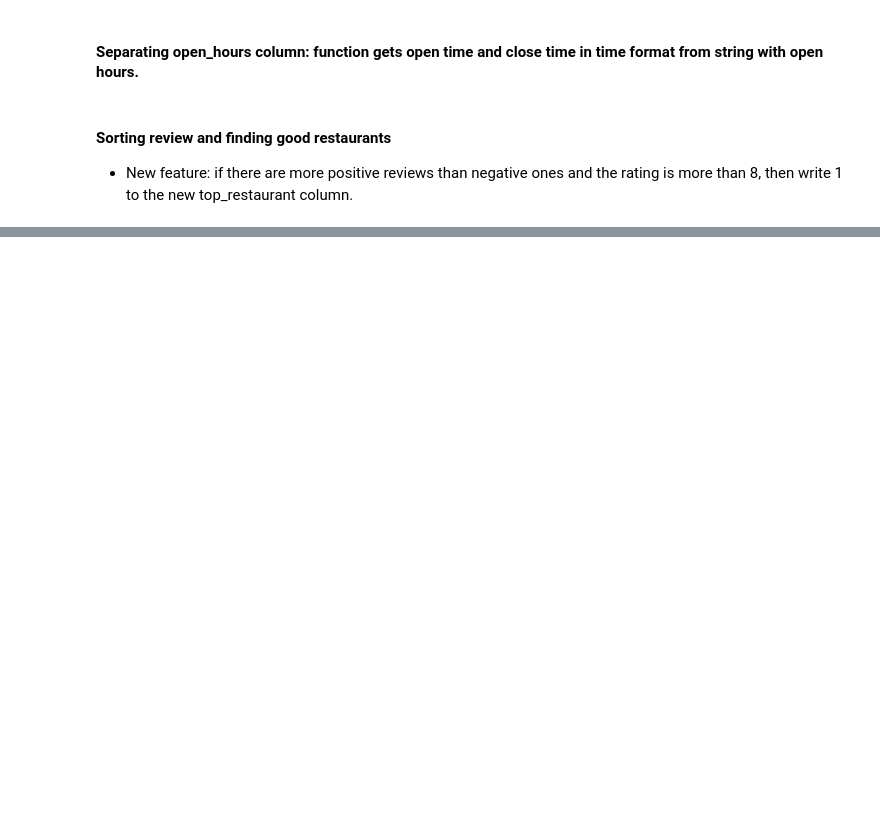
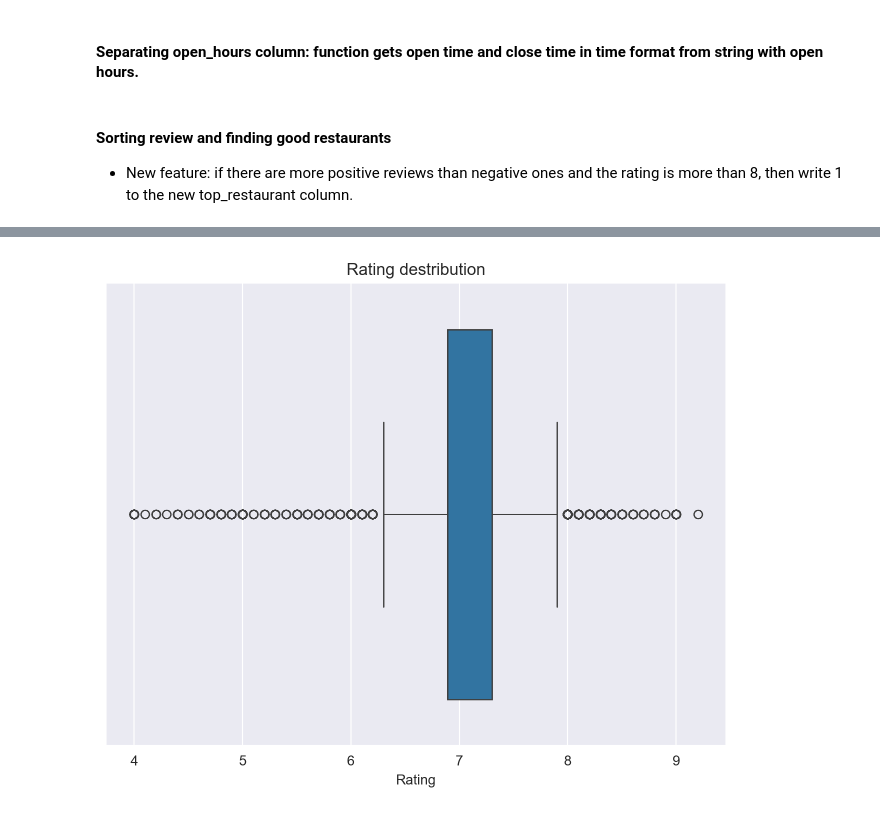
Before and after one commit to DmitrySavinskikh/analysis-project, a Jupyter notebook: afisha_analysis.ipynb, the cells around one changed output, grey strips where cells are left out. Cells and saved outputs as stored; diff of their text form; code cells hidden in the pictures; blank space fills up the shorter version.

```diff
--- a/afisha_analysis.ipynb
+++ b/afisha_analysis.ipynb
@@ -422,0 +496,10 @@ df = sorting_review(data_frame=df)
+# %%
+df_filtered = df[df['rating'] != 0]
+plt.figure(figsize=(8, 6))
+sns.boxplot(x=df_filtered['rating'])
+plt.title('Rating destribution')
+plt.xlabel('Rating')
+plt.show()
+# выбросы
+# %% [output]
+[figure, added]
```
Also changed, not shown: parts of 14 cells of this notebook, 1 other file.
